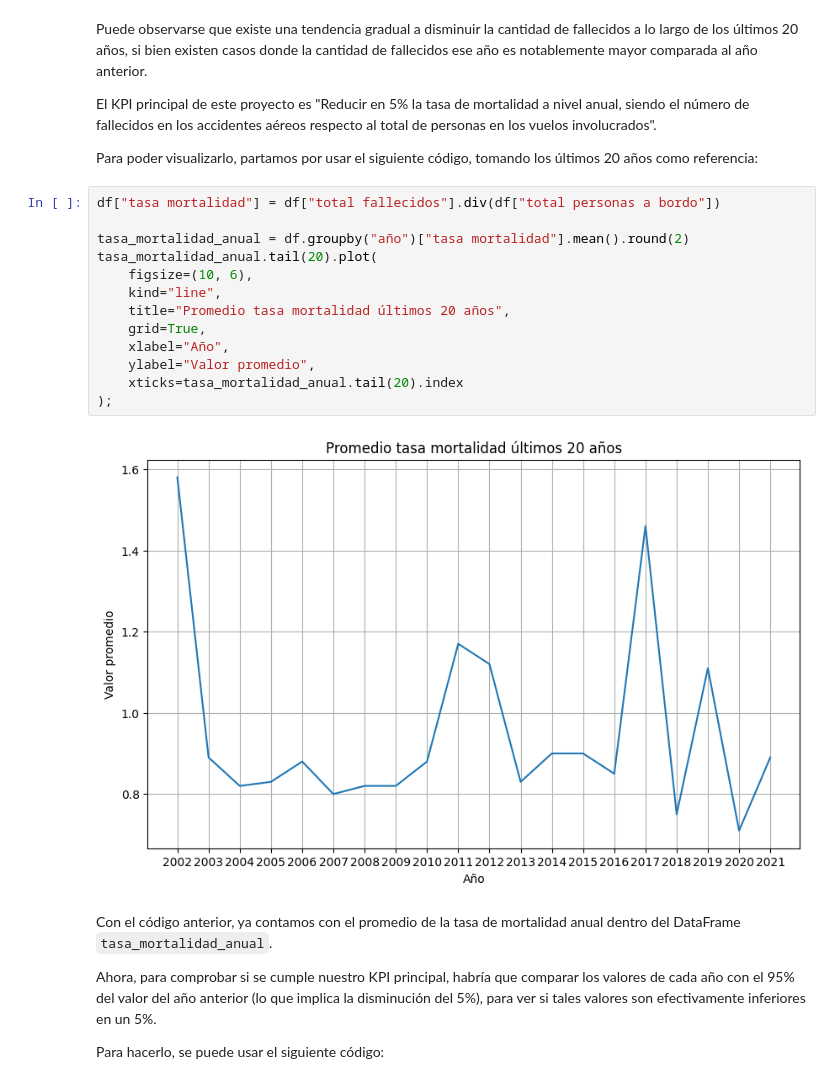
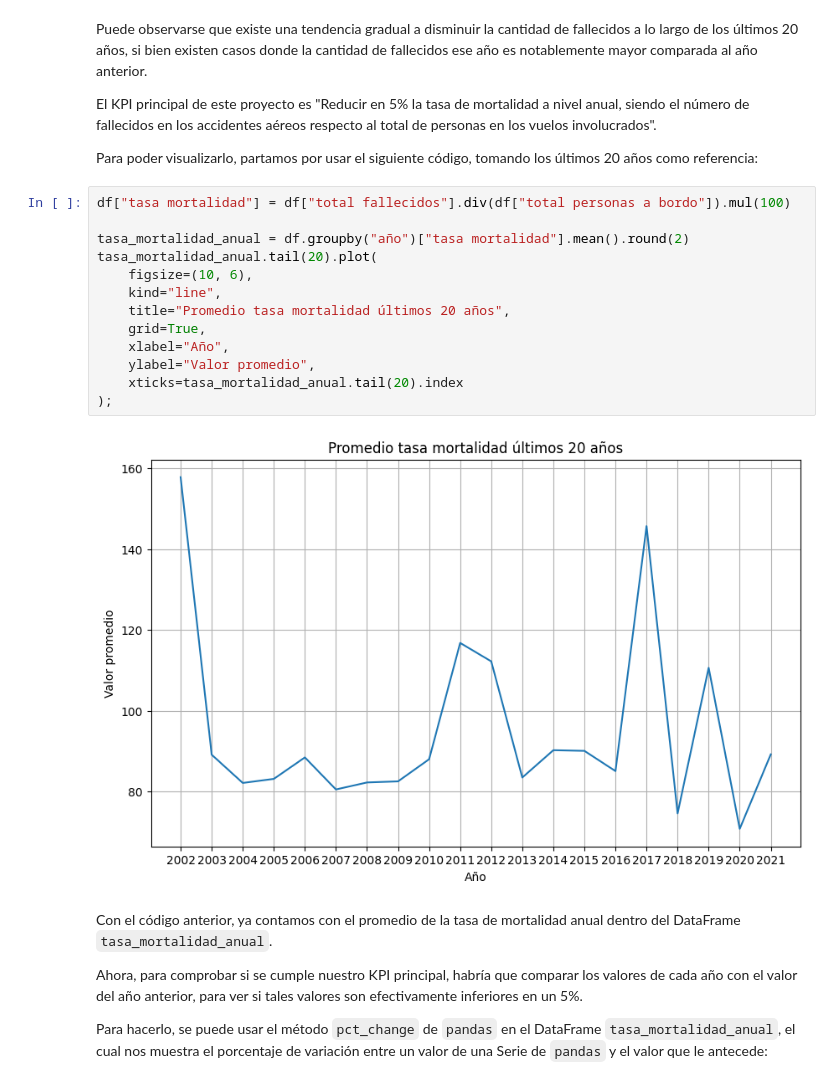
Before and after one commit to saeram00/PI-DA-HENRY, a Jupyter notebook: EDA/EDA.ipynb, the cells around one changed output. Saved outputs shown, nothing was run; the diff lists cells and outputs as text.

```diff
--- a/EDA/EDA.ipynb
+++ b/EDA/EDA.ipynb
@@ -381,27 +381,28 @@ al total de personas en los vuelos involucrados".
 Para poder visualizarlo, partamos por usar el siguiente código, tomando
 los últimos 20 años como referencia:
 # %%
-df["tasa mortalidad"] = df["total fallecidos"].div(df["total personas a bordo"])
+df["tasa mortalidad"] = df["total fallecidos"].div(df["total personas a bordo"]).mul(100)
 
 tasa_mortalidad_anual = df.groupby("año")["tasa mortalidad"].mean().round(2)
 tasa_mortalidad_anual.tail(20).plot(
     figsize=(10, 6),
     kind="line",
     title="Promedio tasa mortalidad últimos 20 años",
     grid=True,
     xlabel="Año",
     ylabel="Valor promedio",
     xticks=tasa_mortalidad_anual.tail(20).index
 );
 # %% [output]
-[figure, old version]
+[figure, new version]
 # %% [markdown]
 Con el código anterior, ya contamos con el promedio de la tasa de mortalidad
 anual dentro del DataFrame `tasa_mortalidad_anual`.
 
 Ahora, para comprobar si se cumple nuestro KPI principal, habría que comparar
-los valores de cada año con el 95% del valor del año anterior (lo que implica
-la disminución del 5%), para ver si tales valores son efectivamente inferiores
-en un 5%.
+los valores de cada año con el valor del año anterior, para ver si tales
+valores son efectivamente inferiores en un 5%.
 
-Para hacerlo, se puede usar el siguiente código:
+Para hacerlo, se puede usar el método `pct_change` de `pandas` en el DataFrame
+`tasa_mortalidad_anual`, el cual nos muestra el porcentaje de variación entre
+un valor de una Serie de `pandas` y el valor que le antecede:
```
Also changed, not shown: parts of 5 cells of this notebook.
